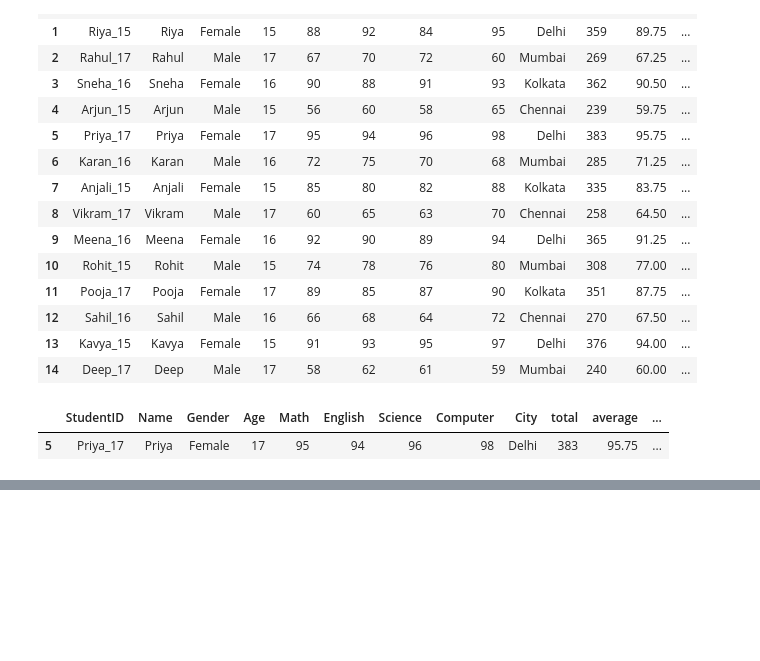
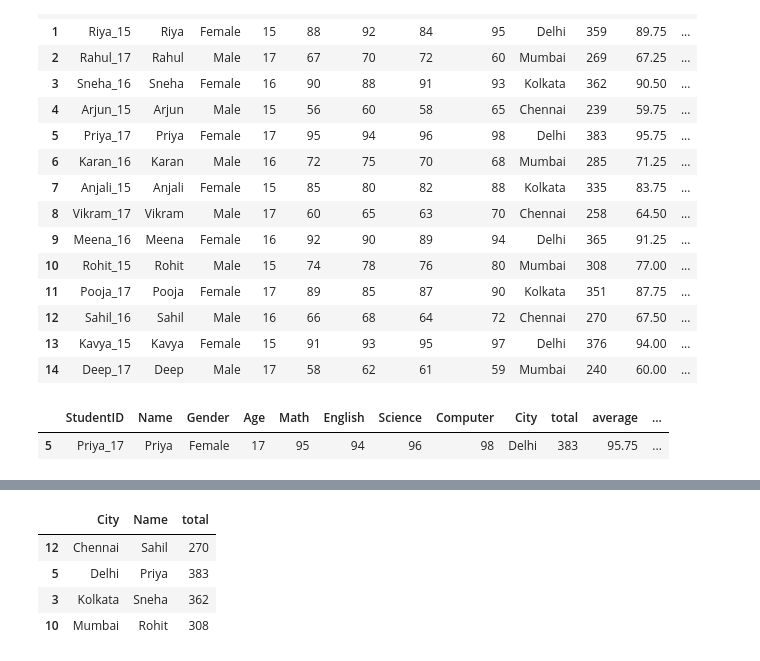
Before and after one commit to Biswajit-Sardar/pandas, a Jupyter notebook: practice.ipynb, the cells around one changed output, grey strips where cells are left out. Drawn from its saved outputs; the diff is of its cells as text; code cells hidden in the pictures; blank space fills up the shorter version.

```diff
--- a/practice.ipynb
+++ b/practice.ipynb
@@ -526,4 +560,11 @@ df[df['Computer'] == df['Computer'].max()]
 # %%
 #Find top student from each City.
+df.loc[df.groupby('City')['total'].idxmax(), ['City', 'Name', 'total']]
+# %% [output]
+|  | City | Name | total |
+| 12 | Chennai | Sahil | 270 |
+| 5 | Delhi | Priya | 383 |
+| 3 | Kolkata | Sneha | 362 |
+| 10 | Mumbai | Rohit | 308 |
 # %%
 #Create grade column using apply() (A/B/C/D).
```
Also changed, not shown: parts of 6 cells of this notebook.
